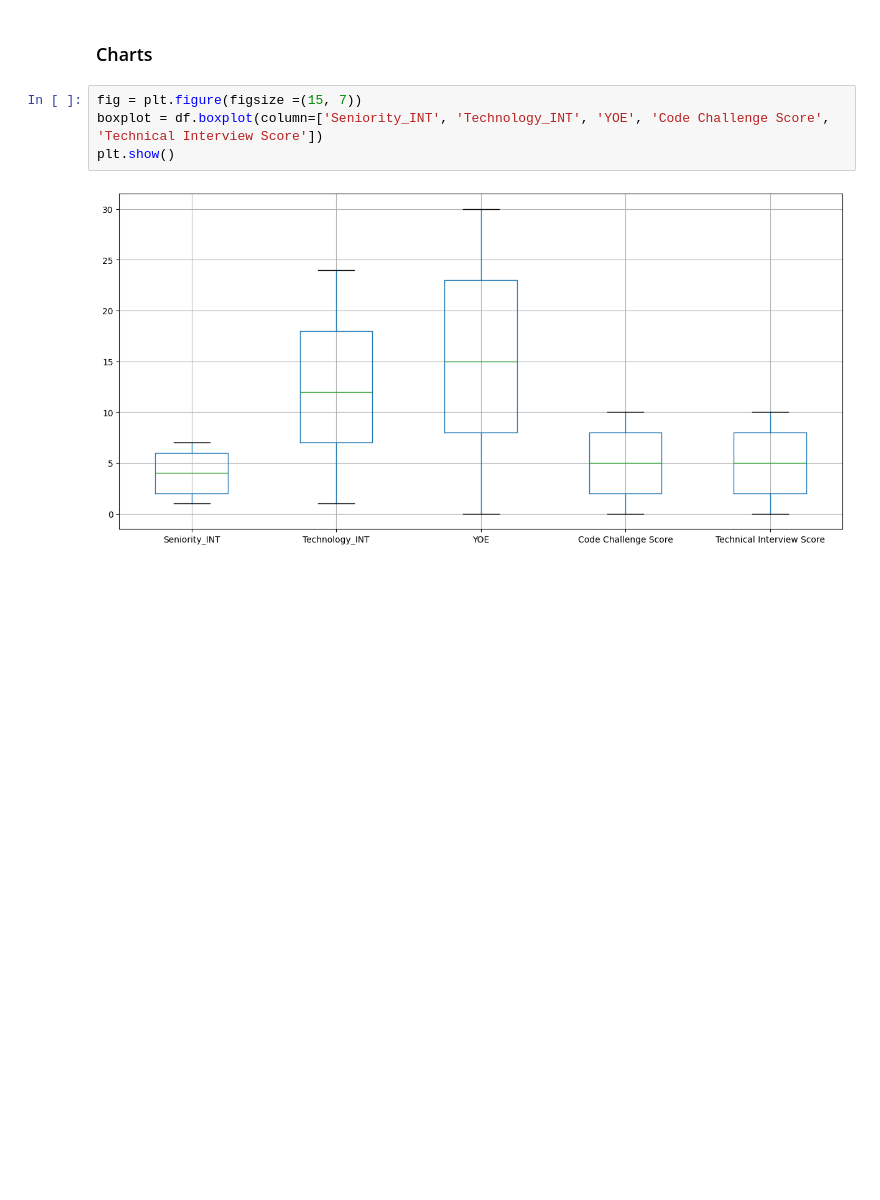
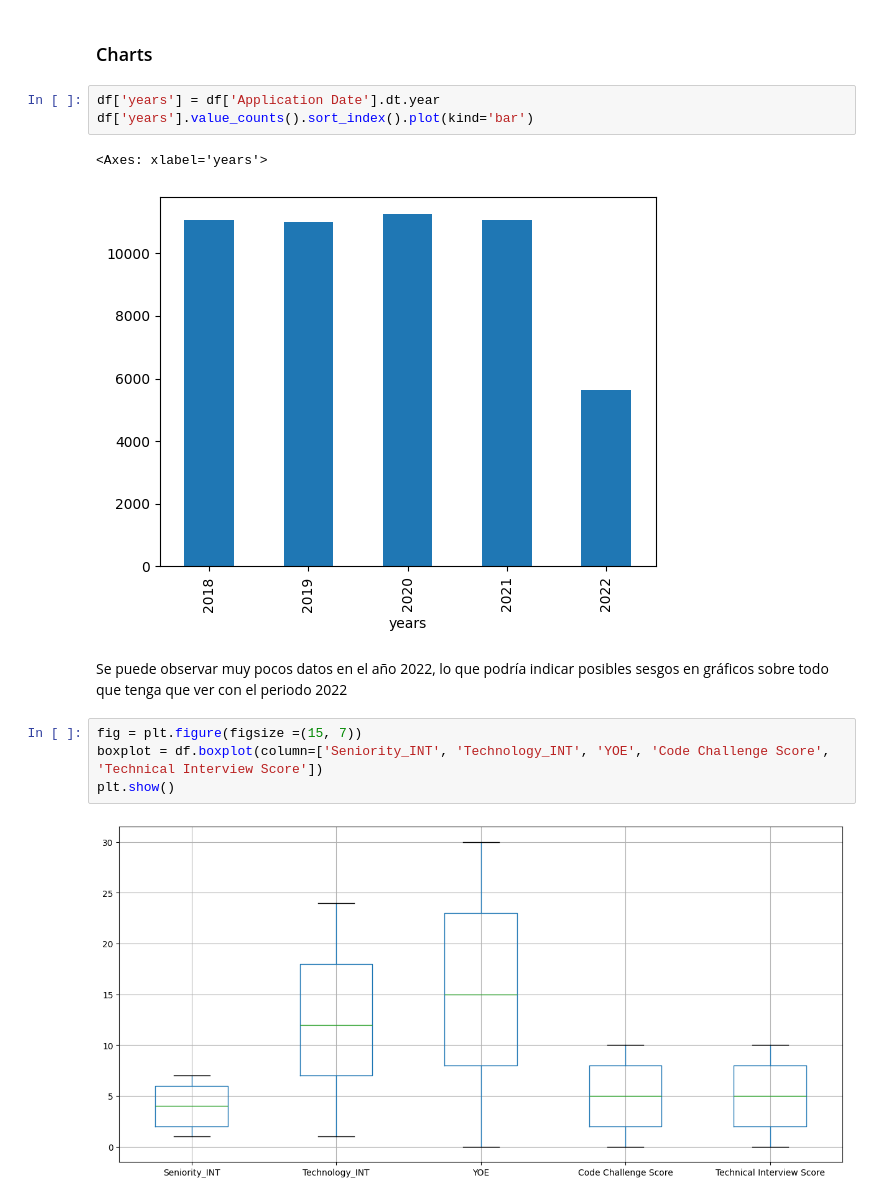
Before and after one commit to JuanRuizIng/Workshop001_Data_Engineering, a Jupyter notebook: notebooks/EDA_raw.ipynb, the cells around one changed output. Drawn from its saved outputs; the diff is of its cells as text; blank space fills up the shorter version.

```diff
--- a/notebooks/EDA_raw.ipynb
+++ b/notebooks/EDA_raw.ipynb
@@ -148,5 +150,13 @@ df.describe()
 # %% [markdown]
 ### Charts
+# %%
+df['years'] = df['Application Date'].dt.year
+df['years'].value_counts().sort_index().plot(kind='bar')
+# %% [output]
+<Axes: xlabel='years'>
+[figure, added]
+# %% [markdown]
+Se puede observar muy pocos datos en el año 2022, lo que podría indicar posibles sesgos en gráficos sobre todo que tenga que ver con el periodo 2022
 # %%
 fig = plt.figure(figsize =(15, 7))
 boxplot = df.boxplot(column=['Seniority_INT', 'Technology_INT', 'YOE', 'Code Challenge Score', 'Technical Interview Score'])
```
Also changed, not shown: parts of 2 cells of this notebook, 1 other file.
